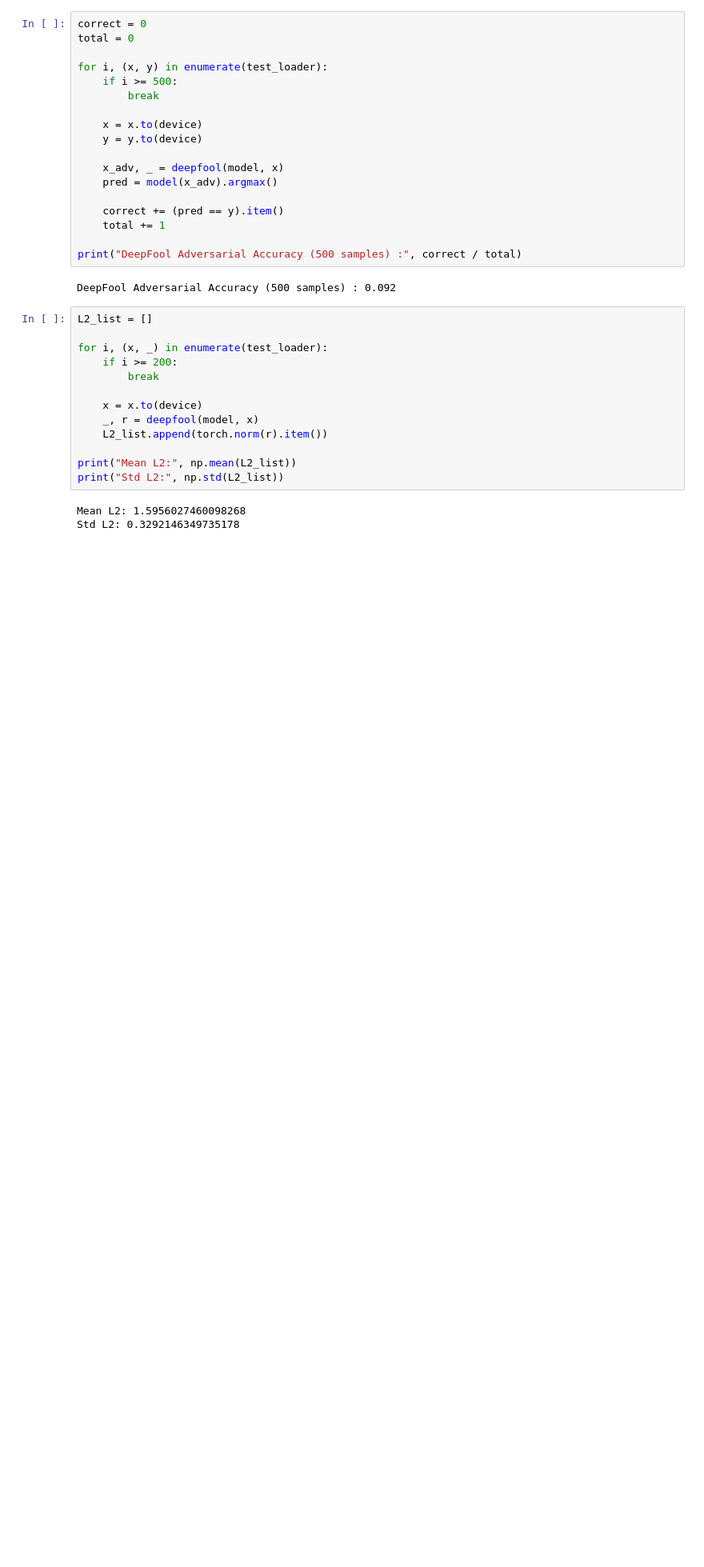
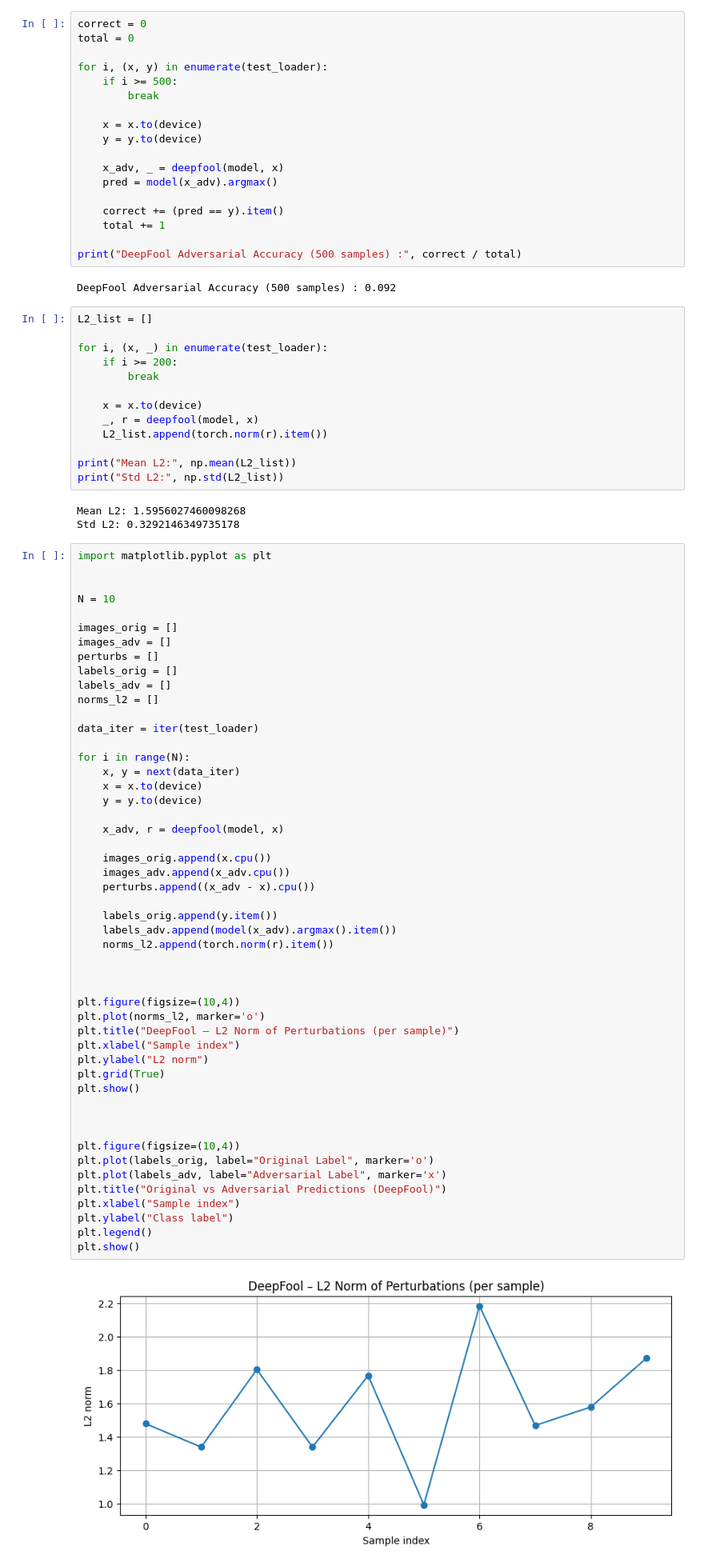
Before and after one commit to Ali322O/Adversarial-attacks-, a Jupyter notebook: Deeepfool.ipynb, the cells around one changed output. Shown at 80% size. Drawn from its saved outputs; the diff is of its cells as text; blank space fills up the shorter version.

Commit message:
Add FSGM-CIFAR and  DeepFool notebooks

```diff
--- a/Deeepfool.ipynb
+++ b/Deeepfool.ipynb
@@ -211,3 +211,55 @@ print("Std L2:", np.std(L2_list))
 # %% [output]
 Mean L2: 1.5956027460098268
 Std L2: 0.3292146349735178
+# %%
+import matplotlib.pyplot as plt
+
+
+N = 10
+
+images_orig = []
+images_adv = []
+perturbs = []
+labels_orig = []
+labels_adv = []
+norms_l2 = []
+
+data_iter = iter(test_loader)
+
+for i in range(N):
+    x, y = next(data_iter)
+    x = x.to(device)
+    y = y.to(device)
+
+    x_adv, r = deepfool(model, x)
+
+    images_orig.append(x.cpu())
+    images_adv.append(x_adv.cpu())
+    perturbs.append((x_adv - x).cpu())
+
+    labels_orig.append(y.item())
+    labels_adv.append(model(x_adv).argmax().item())
+    norms_l2.append(torch.norm(r).item())
+
+
+
+plt.figure(figsize=(10,4))
+plt.plot(norms_l2, marker='o')
+plt.title("DeepFool – L2 Norm of Perturbations (per sample)")
+plt.xlabel("Sample index")
+plt.ylabel("L2 norm")
+plt.grid(True)
+plt.show()
+
+
+
+plt.figure(figsize=(10,4))
+plt.plot(labels_orig, label="Original Label", marker='o')
+plt.plot(labels_adv, label="Adversarial Label", marker='x')
+plt.title("Original vs Adversarial Predictions (DeepFool)")
+plt.xlabel("Sample index")
+plt.ylabel("Class label")
+plt.legend()
+plt.show()
+# %% [output]
+[figure, added]
```
Also changed, not shown: parts of 1 cell of this notebook, 1 other file.
